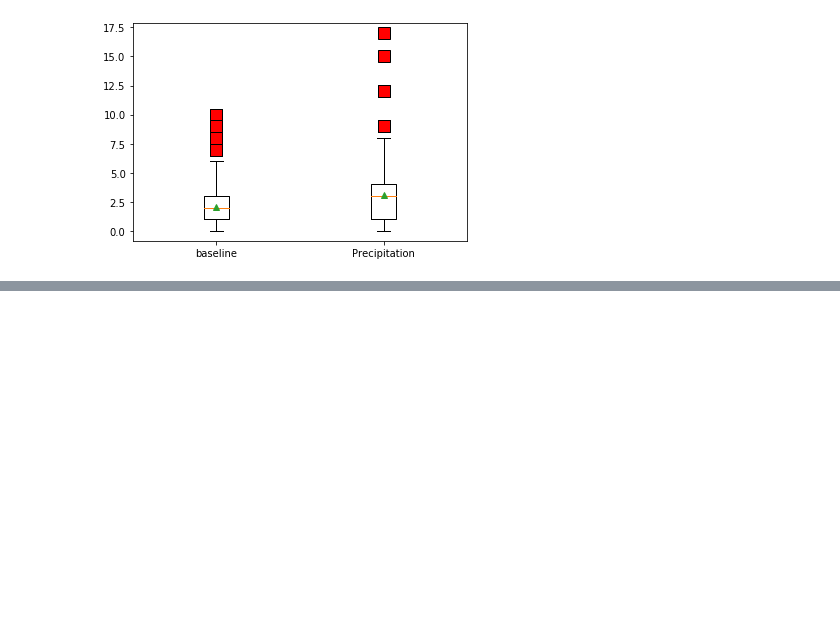
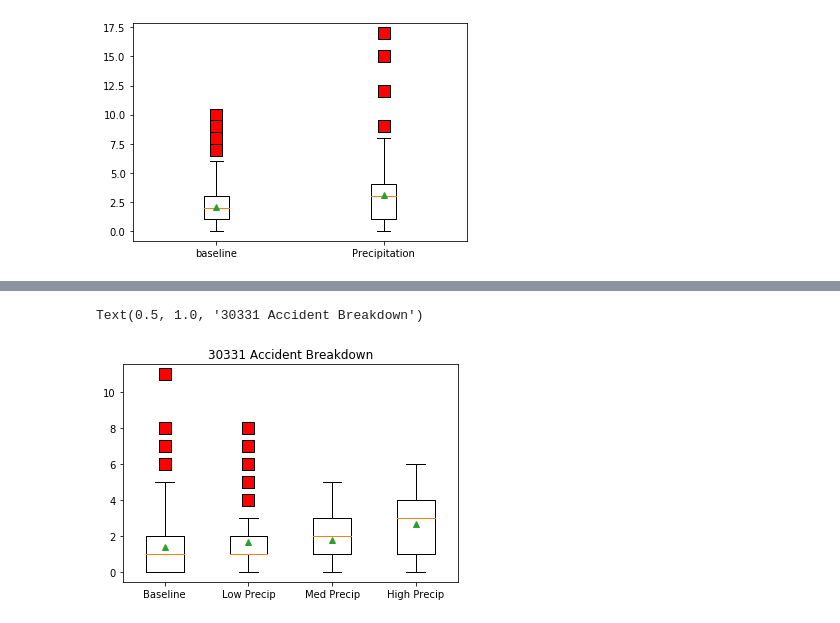
Before and after one commit to alexcaughman/iteration_station, a Jupyter notebook: Analysis_AP_7_4_20.ipynb, the cells around one changed output, grey strips where cells are left out. Cells and saved outputs as stored; diff of their text form; code cells hidden in the pictures; blank space fills up the shorter version.

```diff
--- a/Analysis_AP_7_4_20.ipynb
+++ b/Analysis_AP_7_4_20.ipynb
@@ -148,0 +185,19 @@ plt.boxplot ([x2,x4,x5,x6], labels = ['baseline','Low Precip','Med Precip','High
+# %%
+#30331 boxplots
+zip_30331_df_reduced = zip_30331_df.loc[(zip_30331_df["Precipitation"]>0),:]
+zip_30331_df_baseline = zip_30331_df.loc[(zip_30331_df["Precipitation"]==0),:]
+low_precip_30331 = zip_30331_df_reduced.loc[zip_30331_df_reduced["Precipitation"]<1,:]
+med_precip_30331 = zip_30331_df_reduced.loc[(zip_30331_df_reduced["Precipitation"]>1)
+                                  &(zip_30331_df_reduced["Precipitation"]<2),:]
+high_precip_30331 = zip_30331_df_reduced.loc[zip_30331_df_reduced["Precipitation"]>2,:]
+
+x1_30331 = zip_30331_df_baseline["Accident_ct"]
+x2_30331 = low_precip_30331["Accident_ct"]
+x3_30331 = med_precip_30331["Accident_ct"]
+x4_30331 = high_precip_30331["Accident_ct"]
+flierprops = dict(marker='s', markerfacecolor='red', markersize=12)
+plt.boxplot ([x1_30331,x2_30331,x3_30331,x4_30331], labels = ['Baseline','Low Precip','Med Precip','High Precip'], flierprops = flierprops, showmeans=True)
+plt.title("30331 Accident Breakdown")
+# %% [output]
+Text(0.5, 1.0, '30331 Accident Breakdown')
+[figure, added]
```
Also changed, not shown: parts of 13 cells of this notebook.
